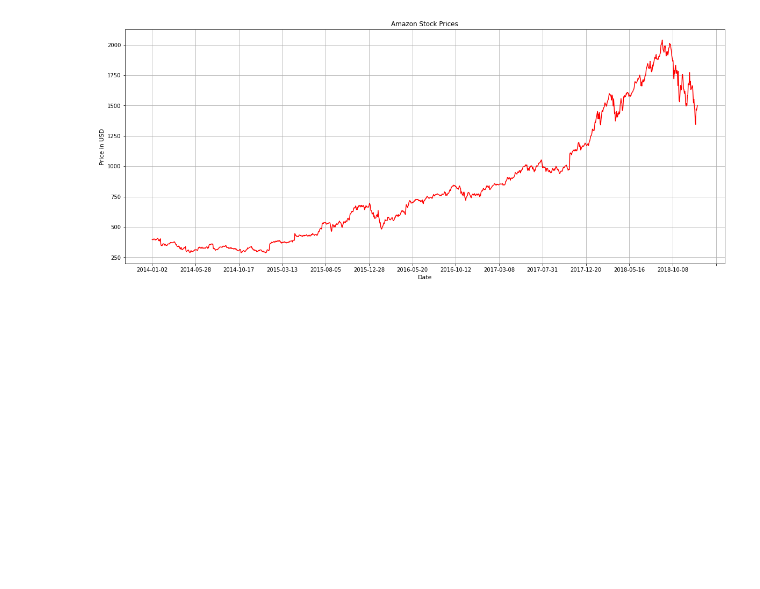
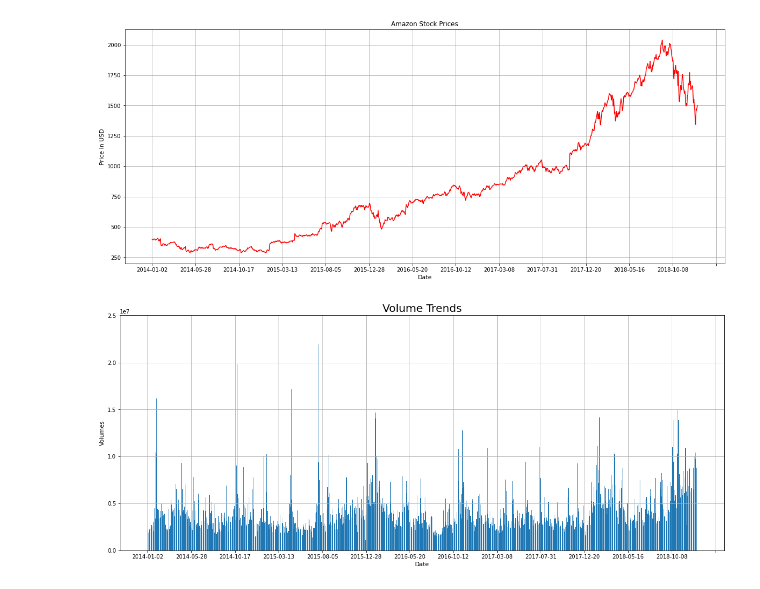
Before and after one commit to aqeel2022/Machine_Learning, a Jupyter notebook: stock price prediction/stock_prediction.ipynb, the cells around one changed output. Saved outputs shown, nothing was run; the diff lists cells and outputs as text; code cells hidden in the pictures; blank space fills up the shorter version.

```diff
--- a/stock price prediction/stock_prediction.ipynb
+++ b/stock price prediction/stock_prediction.ipynb
@@ -99,0 +98,11 @@ w
+# %%
+fig, ax = plt.subplots(figsize=(20,8))
+ax.bar(amazon_data['Date'], amazon_data['Volume'])
+ax.xaxis.set_major_locator(plt.MaxNLocator(15))
+ax.set_xlabel('Date', fontsize='11')
+ax.set_ylabel('Volumes', fontsize='11')
+plt.title('Volume Trends', fontsize='20')
+plt.grid()
+plt.show()
+# %% [output]
+[figure, added]
```
Also changed, not shown: parts of 5 cells of this notebook.
